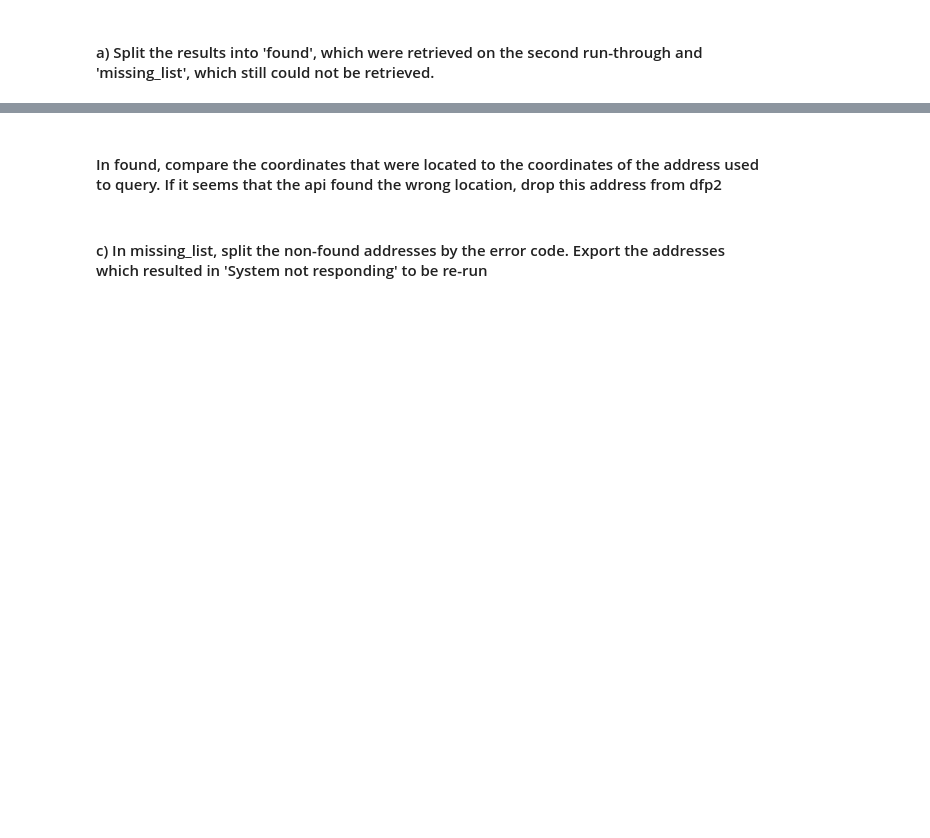
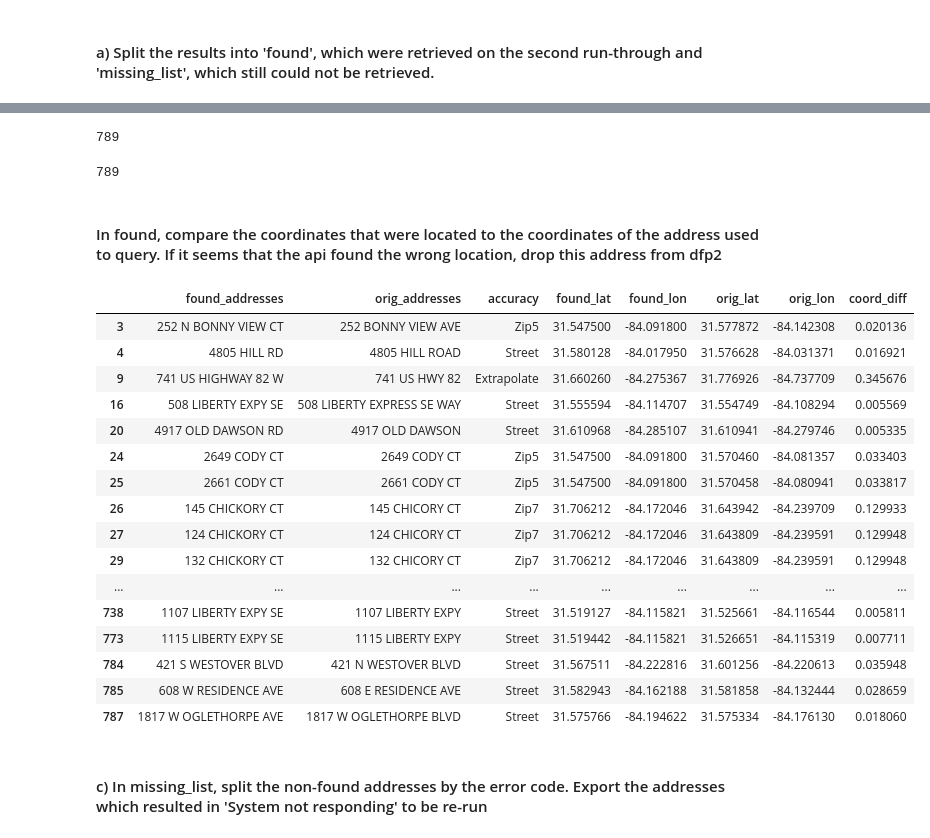
Before and after one commit to asensio-lab/albany-housing-analytics, a Jupyter notebook: property_scraper/property_data.ipynb, the cells around one changed output, grey strips where cells are left out. Cells and saved outputs as stored; diff of their text form; code cells hidden in the pictures; blank space fills up the shorter version.

```diff
--- a/property_scraper/property_data.ipynb
+++ b/property_scraper/property_data.ipynb
@@ -6,8 +6,8 @@ import json
 from fix_addresses_master import *
 # %%
 #Read in the address junction table
-df = pd.read_csv('~/Dropbox (GaTech)/CDS-2019-AlbanyHub/ToDatabase/addr_junct_table.csv')
-directory = '/home/mirabel/Dropbox (GaTech)/CDS-2019-AlbanyHub/Processed-Data/attom_json' #dir of json files
+df = pd.read_csv('C:\\Users\\Mirabel\\Dropbox (GaTech)\\CDS-2019-AlbanyHub\\ToDatabase\\addr_junct_table.csv')
+directory = 'C:\\Users\\Mirabel\\Dropbox (GaTech)\\CDS-2019-AlbanyHub\\Processed-Data\\attom_json' #dir of json files
 # %%
 #read all json files into a single list
 j_list=[]
@@ -218,7 +221,7 @@ missing.shape
 # %% [output]
 (4410, 7)
 # %%
-missing_dir = '/home/mirabel/Dropbox (GaTech)/CDS-2019-AlbanyHub/Processed-Data/attom_json/missing'
+missing_dir = 'C:\\Users\\Mirabel\\Dropbox (GaTech)\\CDS-2019-AlbanyHub\\Processed-Data\\attom_json\\missing'
 #read all json files into a single list
 j_list=[]
 flist = os.listdir(missing_dir)
@@ -250,12 +251,21 @@ len(data_found)
+# %%
+#data_found[685]['summary']['propClass']=None
+len(orig_addresses)
+# %% [output]
+789
 # %%
 #Projects that were found when the api was queried again
-dfp2 = prop_split(data_found)
-dfp2.drop_duplicates(subset="address")
+dfp2 = prop_split(data_found)# convert the found results to a dataframe
+
 dfp2.index = range(len(dfp2))
+print(len(dfp2))
 #get the primary ids in the junction table for each address returned
 id_dict = {df.loc[x,'Address']:df.loc[x, 'Id'] for x in range(len(df))} #maps address to id, from junct table
 NOT_FOUND = id_dict['NOT FOUND']
-prim_ids=[id_dict.get(x, NOT_FOUND) for x in orig_addresses] #id of each addresss in new dataframe
+prim_ids=[id_dict.get(x, NOT_FOUND) for x in orig_addresses] #find the id using the original addresses, not the queried
 dfp2['PrimaryId'] = prim_ids
+dfp2.drop_duplicates(subset="address", inplace=True)
+# %% [output]
+789
 # %% [markdown]
 ####  In found, compare the coordinates that were located to the coordinates of the address used to query. If it seems that the api found the wrong location, drop this address from dfp2
@@ -262,13 +274,32 @@ dfp2['PrimaryId'] = prim_ids
 # %%
 #Compare the addresses returned by attom api to those which were queried -> is there a difference?
 data_found_lat = [float(x['location']['latitude']) for x in data_found]
 data_found_lon = [float(x['location']['longitude']) for x in data_found]
 data_found_acc = [x['location']['accuracy'] for x in data_found]
 df_subset = df[df['Address'].isin(orig_addresses)] #The set of the dataframe that was used to generate data_found
 df_subset.index = range(len(df_subset))
 
 df_compare = pd.DataFrame(data={'found_addresses':dfp2['address'], 'orig_addresses':df_subset['Address'], 'accuracy':data_found_acc,'found_lat':data_found_lat, 'found_lon':data_found_lon, 'orig_lat':df_subset['Xcoord'], 'orig_lon':df_subset['Ycoord']})
-df_compare['coord_diff'] = df_compare['found_lat']+df_compare['found_lon']-df_compare['orig_lat']-df_compare['orig_lon']
+df_compare['coord_diff'] = abs(df_compare['found_lat']+df_compare['found_lon']-df_compare['orig_lat']-df_compare['orig_lon'])
+df_compare[df_compare['coord_diff']>0.005]
+# %% [output]
+|  | found_addresses | orig_addresses | accuracy | found_lat | found_lon | orig_lat | orig_lon | coord_diff |
+| 3 | 252 N BONNY VIEW CT | 252 BONNY VIEW AVE | Zip5 | 31.547500 | -84.091800 | 31.577872 | -84.142308 | 0.020136 |
+| 4 | 4805 HILL RD | 4805 HILL ROAD | Street | 31.580128 | -84.017950 | 31.576628 | -84.031371 | 0.016921 |
+| 9 | 741 US HIGHWAY 82 W | 741 US HWY 82 | Extrapolate | 31.660260 | -84.275367 | 31.776926 | -84.737709 | 0.345676 |
+| 16 | 508 LIBERTY EXPY SE | 508 LIBERTY EXPRESS SE WAY | Street | 31.555594 | -84.114707 | 31.554749 | -84.108294 | 0.005569 |
+| 20 | 4917 OLD DAWSON RD | 4917 OLD DAWSON | Street | 31.610968 | -84.285107 | 31.610941 | -84.279746 | 0.005335 |
+| 24 | 2649 CODY CT | 2649 CODY CT | Zip5 | 31.547500 | -84.091800 | 31.570460 | -84.081357 | 0.033403 |
+| 25 | 2661 CODY CT | 2661 CODY CT | Zip5 | 31.547500 | -84.091800 | 31.570458 | -84.080941 | 0.033817 |
+| 26 | 145 CHICKORY CT | 145 CHICORY CT | Zip7 | 31.706212 | -84.172046 | 31.643942 | -84.239709 | 0.129933 |
+| 27 | 124 CHICKORY CT | 124 CHICORY CT | Zip7 | 31.706212 | -84.172046 | 31.643809 | -84.239591 | 0.129948 |
+| 29 | 132 CHICKORY CT | 132 CHICORY CT | Zip7 | 31.706212 | -84.172046 | 31.643809 | -84.239591 | 0.129948 |
+| ... | ... | ... | ... | ... | ... | ... | ... | ... |
+| 738 | 1107 LIBERTY EXPY SE | 1107 LIBERTY EXPY | Street | 31.519127 | -84.115821 | 31.525661 | -84.116544 | 0.005811 |
+| 773 | 1115 LIBERTY EXPY SE | 1115 LIBERTY EXPY | Street | 31.519442 | -84.115821 | 31.526651 | -84.115319 | 0.007711 |
+| 784 | 421 S WESTOVER BLVD | 421 N WESTOVER BLVD | Street | 31.567511 | -84.222816 | 31.601256 | -84.220613 | 0.035948 |
+| 785 | 608 W RESIDENCE AVE | 608 E RESIDENCE AVE | Street | 31.582943 | -84.162188 | 31.581858 | -84.132444 | 0.028659 |
+| 787 | 1817 W OGLETHORPE AVE | 1817 W OGLETHORPE BLVD | Street | 31.575766 | -84.194622 | 31.575334 | -84.176130 | 0.018060 |
 # %%
 #Addresses which may have been miscoded: difference in coordinates is significant
 df_compare[df_compare['coord_diff']>0.005]
```
Also changed, not shown: parts of 18 cells of this notebook.
